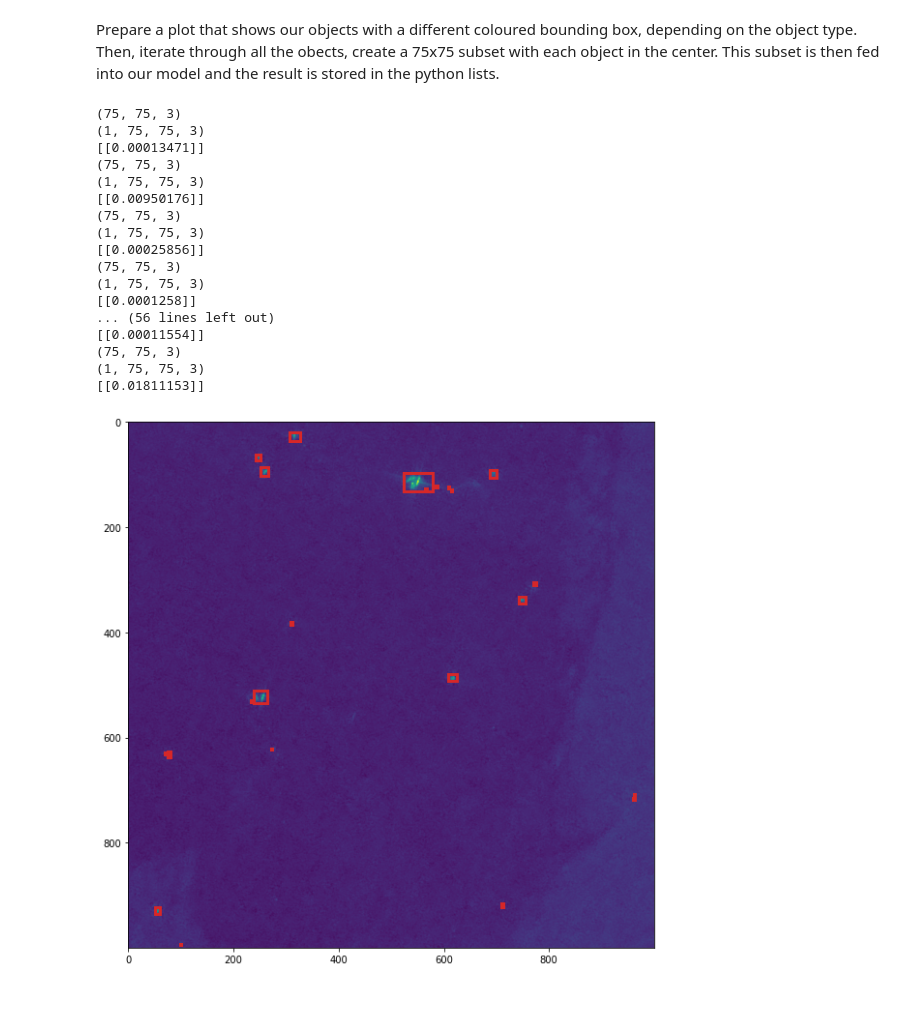
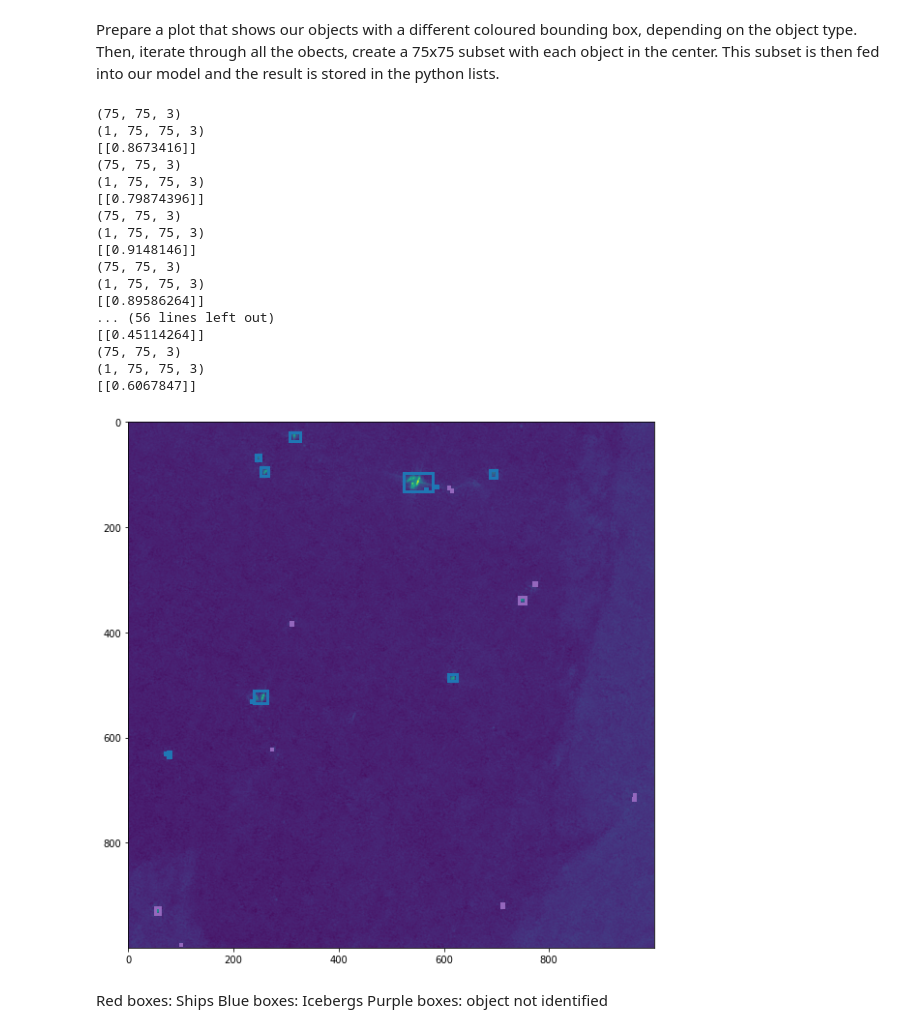
Before and after one commit to eikeschuett/IcebergShipDetection, a Jupyter notebook: Object_Detection.ipynb, the cells around one changed output. Cells and saved outputs as stored; diff of their text form; code cells hidden in the pictures; blank space fills up the shorter version.

Commit message:
Uses new model

```diff
--- a/Object_Detection.ipynb
+++ b/Object_Detection.ipynb
@@ -48,7 +48,7 @@ Mounted at /content/drive
 # %% [markdown]
 Now that we have access to the drive, import our model.
 # %%
-model = tf.keras.models.load_model('/content/drive/MyDrive/Iceberg_Ship_Classification/my_model.hd5')
+model = tf.keras.models.load_model('/content/drive/MyDrive/Iceberg_Ship_Classification/model_inc_angle.hd5')
 # %% [markdown]
 Create temporary working directory and unzip the satellite data to this directory.
 # %%
@@ -250,7 +250,7 @@ for bbox in bboxes:
 
     # feed sub_img into the model to predict
     # Output temporarily imitated by a random number
-    output = model.predict(sub_img, batch_size=1)
+    output = model.predict([sub_img, np.array([0.2])], batch_size=1)
     print(output)
     # output = random.uniform(0,1)
 
@@ -263,37 +263,41 @@ for bbox in bboxes:
                                  edgecolor='tab:red', linewidth=lw, fill=None)
     elif output > 0.7:
         # Iceberg!
         icebergs.append(bbox)
         #icebergs_geo.append([LatLon_from_XY(product, bbox[0], bbox[1]),
         #                     LatLon_from_XY(product, bbox[2], bbox[3])])
         box = mpatches.Rectangle((ul[0], ul[1]), width, height,
                                  edgecolor='tab:blue', linewidth=lw, fill=None)
     else:
         # Unknown floating object
         ufo.append(bbox)
         #ufo_geo.append([LatLon_from_XY(product, bbox[0], bbox[1]),
         #                LatLon_from_XY(product, bbox[2], bbox[3])])
         box = mpatches.Rectangle((ul[0], ul[1]), width, height,
                                  edgecolor='tab:purple', linewidth=lw, fill=None)
 
     ax.add_patch(box)
 plt.show()
 # %% [output]
 (75, 75, 3)
 (1, 75, 75, 3)
-[[0.00013471]]
+[[0.8673416]]
 (75, 75, 3)
 (1, 75, 75, 3)
-[[0.00950176]]
+[[0.79874396]]
 (75, 75, 3)
 (1, 75, 75, 3)
-[[0.00025856]]
+[[0.9148146]]
 (75, 75, 3)
 (1, 75, 75, 3)
-[[0.0001258]]
+[[0.89586264]]
 ... (56 lines left out)
-[[0.00011554]]
+[[0.45114264]]
 (75, 75, 3)
 (1, 75, 75, 3)
-[[0.01811153]]
+[[0.6067847]]
-[figure, old version]
+[figure, new version]
+# %% [markdown]
+Red boxes: Ships
+Blue boxes: Icebergs
+Purple boxes: object not identified
```
